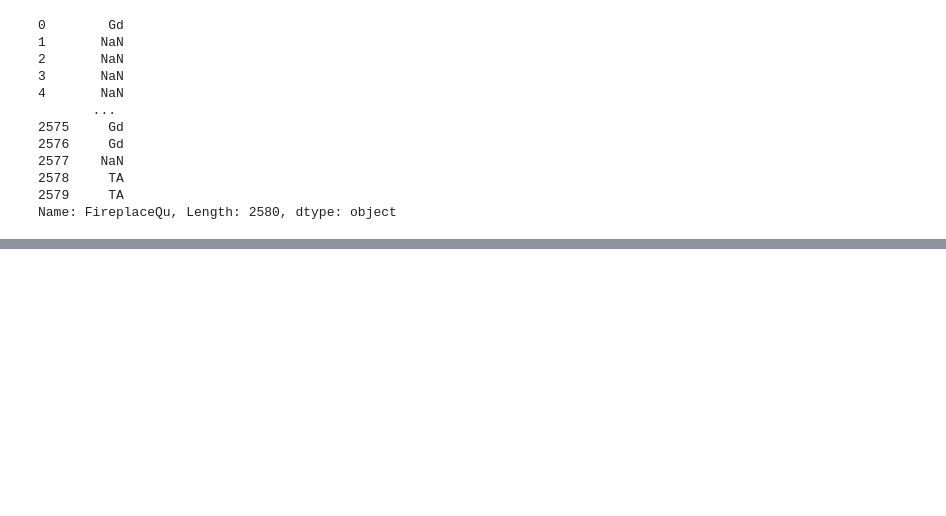
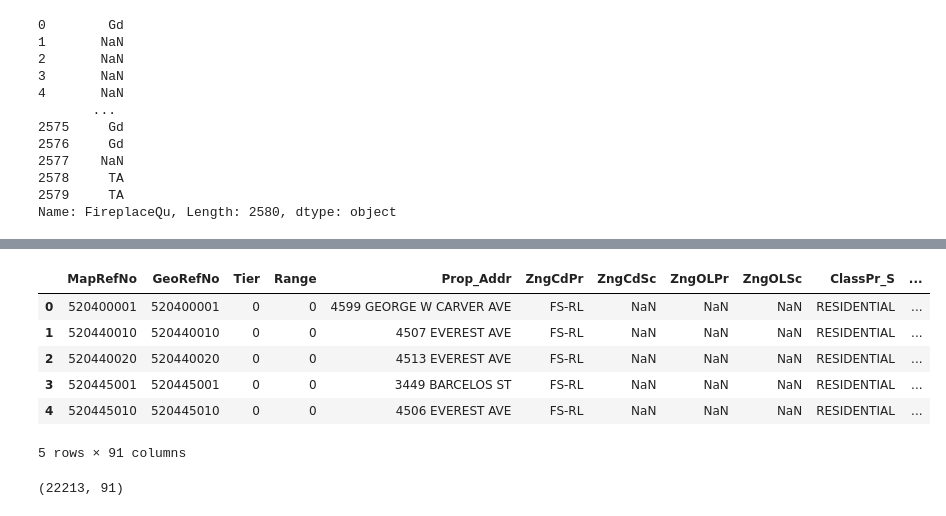
Before and after one commit to brendanhutchinson/Aimes-Iowa-ML, a Jupyter notebook: Francesco/Data_cleaning.ipynb, the cells around one changed output, grey strips where cells are left out. Saved outputs shown, nothing was run; the diff lists cells and outputs as text; code cells hidden in the pictures; blank space fills up the shorter version.

```diff
--- a/Francesco/Data_cleaning.ipynb
+++ b/Francesco/Data_cleaning.ipynb
@@ -42,0 +355,14 @@ Name: FireplaceQu, Length: 2580, dtype: object
+# %%
+House2.head()
+# %% [output]
+|  | MapRefNo | GeoRefNo | Tier | Range | Prop_Addr | ZngCdPr | ZngCdSc | ZngOLPr | ZngOLSc | ClassPr_S | ... |
+| 0 | 520400001 | 520400001 | 0 | 0 | 4599 GEORGE W CARVER AVE | FS-RL | NaN | NaN | NaN | RESIDENTIAL | ... |
+| 1 | 520440010 | 520440010 | 0 | 0 | 4507 EVEREST AVE | FS-RL | NaN | NaN | NaN | RESIDENTIAL | ... |
+| 2 | 520440020 | 520440020 | 0 | 0 | 4513 EVEREST AVE | FS-RL | NaN | NaN | NaN | RESIDENTIAL | ... |
+| 3 | 520445001 | 520445001 | 0 | 0 | 3449 BARCELOS ST | FS-RL | NaN | NaN | NaN | RESIDENTIAL | ... |
+| 4 | 520445010 | 520445010 | 0 | 0 | 4506 EVEREST AVE | FS-RL | NaN | NaN | NaN | RESIDENTIAL | ... |
+5 rows × 91 columns
+# %%
+House2.shape
+# %% [output]
+(22213, 91)
```
Also changed, not shown: parts of 43 cells of this notebook.
